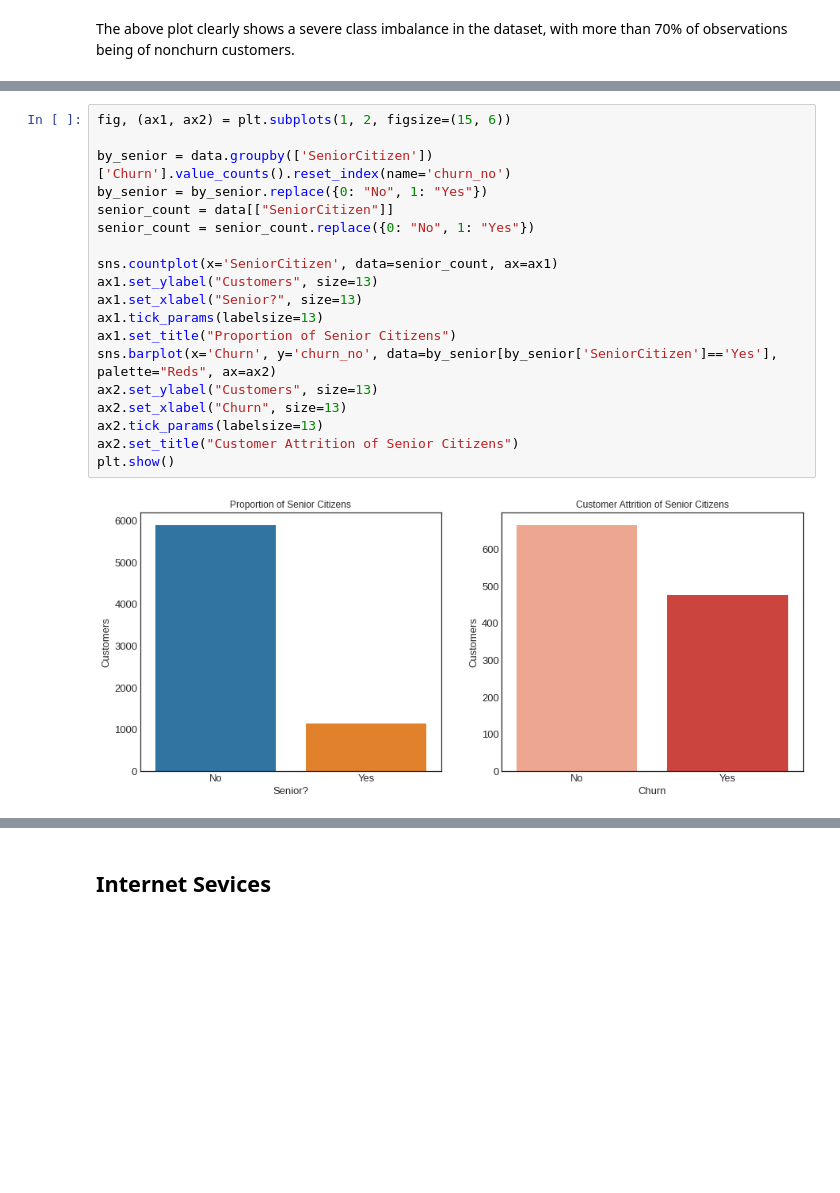
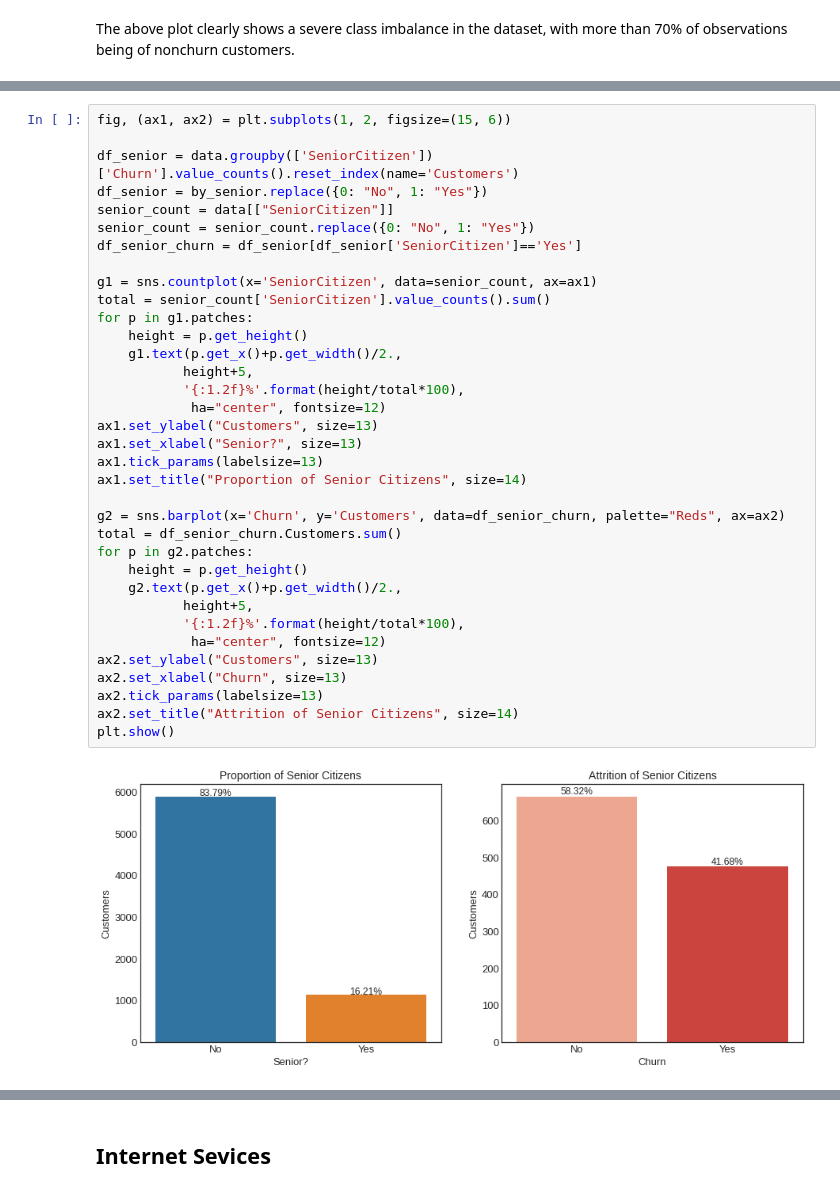
Before and after one commit to fabioachacon/machine_learning, a Jupyter notebook: Classification/Churn_Prediction.ipynb, the cells around one changed output, grey strips where cells are left out. Drawn from its saved outputs; the diff is of its cells as text; blank space fills up the shorter version.

```diff
--- a/Classification/Churn_Prediction.ipynb
+++ b/Classification/Churn_Prediction.ipynb
@@ -249,22 +256,38 @@ plt.show()
 # %%
 fig, (ax1, ax2) = plt.subplots(1, 2, figsize=(15, 6))
 
-by_senior = data.groupby(['SeniorCitizen'])['Churn'].value_counts().reset_index(name='churn_no')
-by_senior = by_senior.replace({0: "No", 1: "Yes"})
+df_senior = data.groupby(['SeniorCitizen'])['Churn'].value_counts().reset_index(name='Customers')
+df_senior = by_senior.replace({0: "No", 1: "Yes"})
 senior_count = data[["SeniorCitizen"]]
 senior_count = senior_count.replace({0: "No", 1: "Yes"})
+df_senior_churn = df_senior[df_senior['SeniorCitizen']=='Yes']
 
-sns.countplot(x='SeniorCitizen', data=senior_count, ax=ax1)
+g1 = sns.countplot(x='SeniorCitizen', data=senior_count, ax=ax1)
+total = senior_count['SeniorCitizen'].value_counts().sum()
+for p in g1.patches:
+    height = p.get_height()
+    g1.text(p.get_x()+p.get_width()/2.,
+           height+5,
+           '{:1.2f}%'.format(height/total*100),
+            ha="center", fontsize=12)
 ax1.set_ylabel("Customers", size=13)
 ax1.set_xlabel("Senior?", size=13)
 ax1.tick_params(labelsize=13)
-ax1.set_title("Proportion of Senior Citizens")
-sns.barplot(x='Churn', y='churn_no', data=by_senior[by_senior['SeniorCitizen']=='Yes'], palette="Reds", ax=ax2)
+ax1.set_title("Proportion of Senior Citizens", size=14)
+
+g2 = sns.barplot(x='Churn', y='Customers', data=df_senior_churn, palette="Reds", ax=ax2)
+total = df_senior_churn.Customers.sum()
+for p in g2.patches:
+    height = p.get_height()
+    g2.text(p.get_x()+p.get_width()/2.,
+           height+5,
+           '{:1.2f}%'.format(height/total*100),
+            ha="center", fontsize=12)
 ax2.set_ylabel("Customers", size=13)
 ax2.set_xlabel("Churn", size=13)
 ax2.tick_params(labelsize=13)
-ax2.set_title("Customer Attrition of Senior Citizens")
+ax2.set_title("Attrition of Senior Citizens", size=14)
 plt.show()
 # %% [output]
-[figure, old version]
+[figure, new version]
 # %%
```
Also changed, not shown: parts of 36 cells of this notebook.
